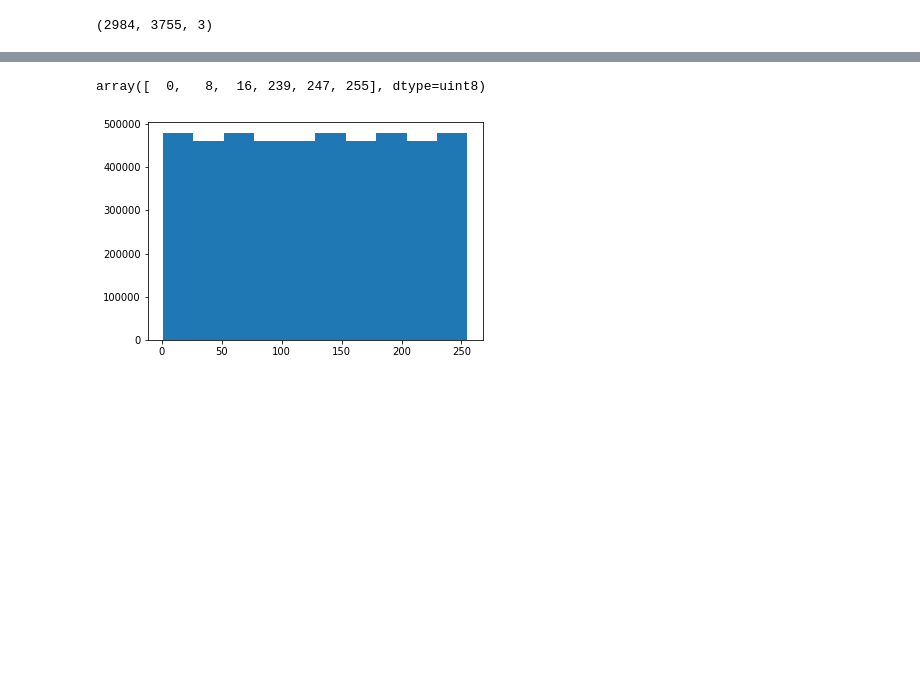
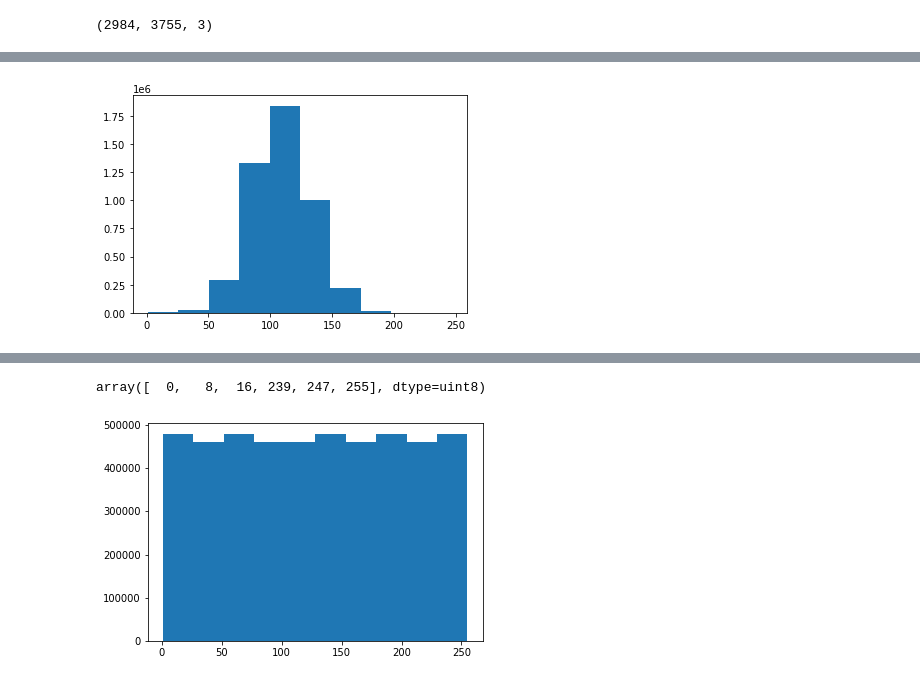
Before and after one commit to skyseed-berlin/unsupervised-segmentation, a Jupyter notebook: notebooks/tif_import.ipynb, the cells around one changed output, grey strips where cells are left out. Cells and saved outputs as stored; diff of their text form; code cells hidden in the pictures; blank space fills up the shorter version.

```diff
--- a/notebooks/tif_import.ipynb
+++ b/notebooks/tif_import.ipynb
@@ -93,0 +137,5 @@ plt.show()
+# %%
+# numero 2
+hist_plot(raw_array=img_ms_tiff[:,:,1])
+# %% [output]
+[figure, added]
```
Also changed, not shown: parts of 20 cells of this notebook.
